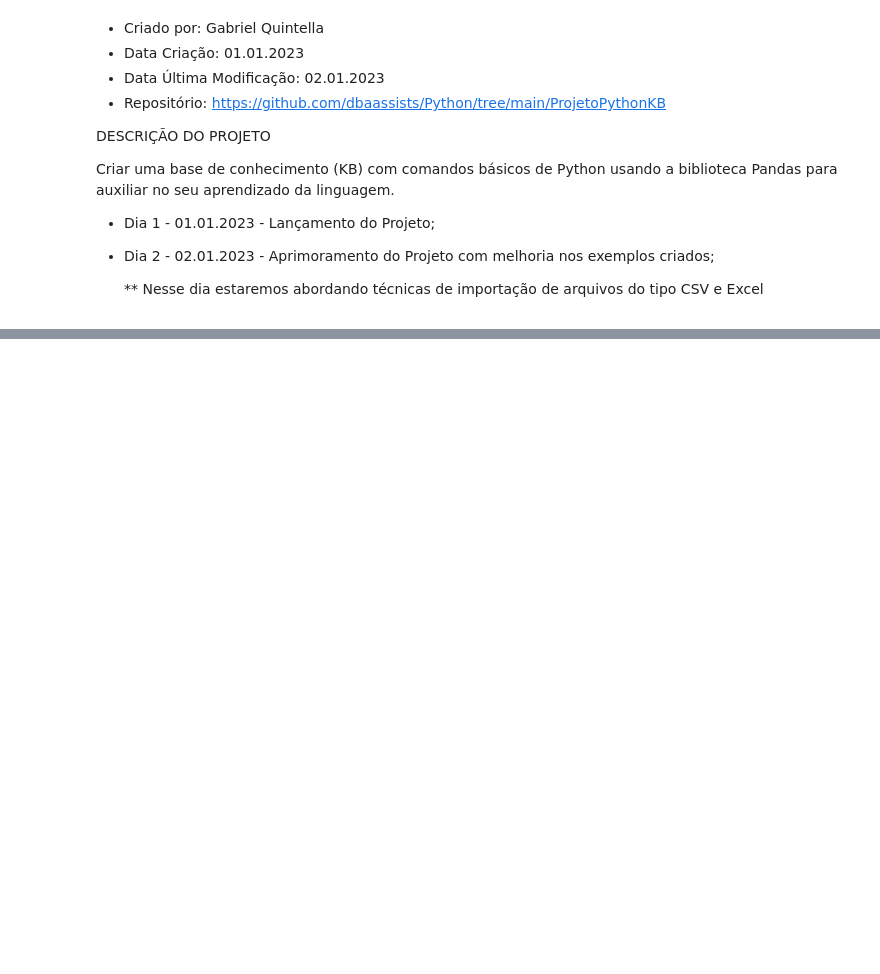
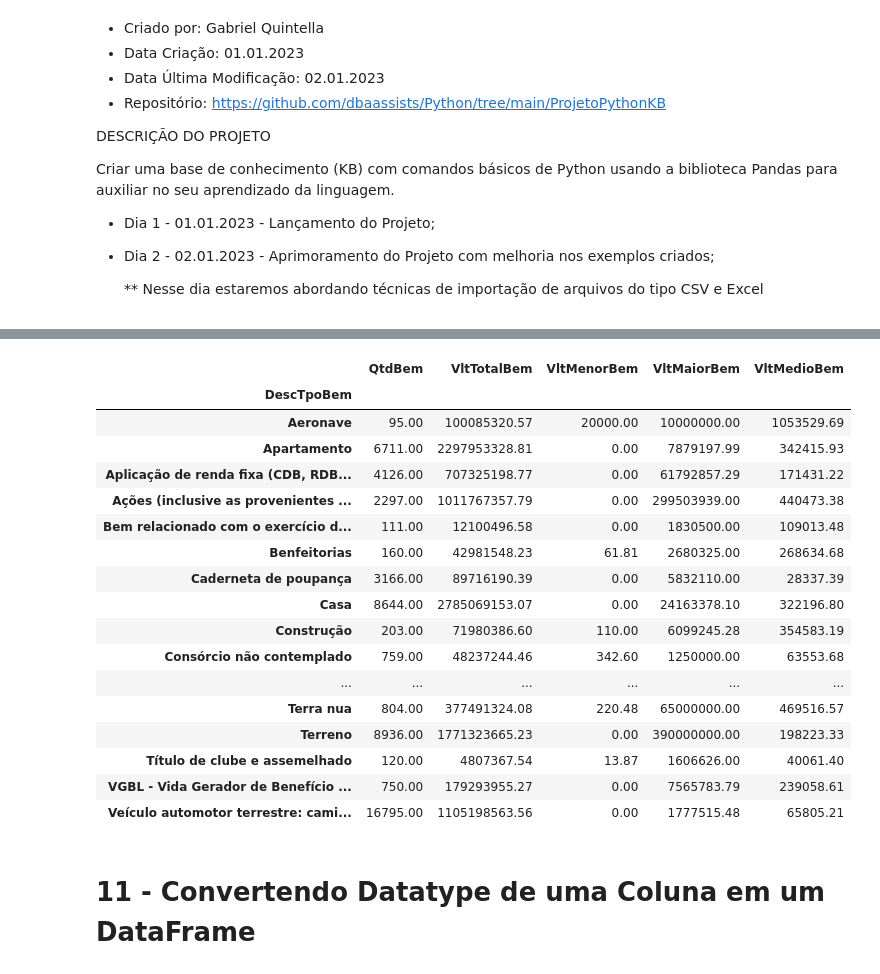
Before and after one commit to dbaassists/Python, a Jupyter notebook: ProjetoPythonKB/Projeto KB Python.ipynb, the cells around one changed output, grey strips where cells are left out. Drawn from its saved outputs; the diff is of its cells as text; code cells hidden in the pictures; blank space fills up the shorter version.

```diff
--- a/ProjetoPythonKB/Projeto KB Python.ipynb
+++ b/ProjetoPythonKB/Projeto KB Python.ipynb
@@ -26,0 +282,46 @@ warnings.simplefilter(action="ignore", category=SettingWithCopyWarning)
+# %%
+arquivoBemCandidato = '../ProjetoPythonKB/Dados/bem_candidato_2022_BRASIL.csv'
+
+dfBemCandidato = pd.read_csv(arquivoBemCandidato
+                            ,sep=';'
+                            ,encoding='latin-1'
+                            ,usecols=[8,11,14,16]
+                            ,names=['SigUF','SeqCandidato','DescTpoBem','VlrBem']
+                            ,dtype={'SigUF':'str'
+                                ,'SeqCandidato':'str'
+                                ,'DescTpoBem':'str'
+                                ,'VlrBem':'str'
+                            }
+                            ,header=0)
+
+dfBemCandidato['VlrBem'] = dfBemCandidato['VlrBem'].apply(lambda x: str(x).replace(",",".")).astype('float64')
+
+dfBemCandidato_Agrd = dfBemCandidato.groupby(['DescTpoBem'],as_index=True).agg( \
+                                                    QtdBem=('DescTpoBem','count')
+                                                   ,VltTotalBem=('VlrBem','sum')
+                                                   ,VltMenorBem=('VlrBem','min')
+                                                   ,VltMaiorBem=('VlrBem','max')
+                                                   ,VltMedioBem=('VlrBem','mean'))
+
+dfBemCandidato_Agrd.style.format("{:.2f}")
+# %% [output]
+|  | QtdBem | VltTotalBem | VltMenorBem | VltMaiorBem | VltMedioBem |
+| DescTpoBem |  |  |  |  |  |
+| Aeronave | 95.00 | 100085320.57 | 20000.00 | 10000000.00 | 1053529.69 |
+| Apartamento | 6711.00 | 2297953328.81 | 0.00 | 7879197.99 | 342415.93 |
+| Aplicação de renda fixa (CDB, RDB... | 4126.00 | 707325198.77 | 0.00 | 61792857.29 | 171431.22 |
+| Ações (inclusive as provenientes ... | 2297.00 | 1011767357.79 | 0.00 | 299503939.00 | 440473.38 |
+| Bem relacionado com o exercício d... | 111.00 | 12100496.58 | 0.00 | 1830500.00 | 109013.48 |
+| Benfeitorias | 160.00 | 42981548.23 | 61.81 | 2680325.00 | 268634.68 |
+| Caderneta de poupança | 3166.00 | 89716190.39 | 0.00 | 5832110.00 | 28337.39 |
+| Casa | 8644.00 | 2785069153.07 | 0.00 | 24163378.10 | 322196.80 |
+| Construção | 203.00 | 71980386.60 | 110.00 | 6099245.28 | 354583.19 |
+| Consórcio não contemplado | 759.00 | 48237244.46 | 342.60 | 1250000.00 | 63553.68 |
+| ... | ... | ... | ... | ... | ... |
+| Terra nua | 804.00 | 377491324.08 | 220.48 | 65000000.00 | 469516.57 |
+| Terreno | 8936.00 | 1771323665.23 | 0.00 | 390000000.00 | 198223.33 |
+| Título de clube e assemelhado | 120.00 | 4807367.54 | 13.87 | 1606626.00 | 40061.40 |
+| VGBL - Vida Gerador de Benefício ... | 750.00 | 179293955.27 | 0.00 | 7565783.79 | 239058.61 |
+| Veículo automotor terrestre: cami... | 16795.00 | 1105198563.56 | 0.00 | 1777515.48 | 65805.21 |
+# %% [markdown]
+# 11 - Convertendo Datatype de uma Coluna em um DataFrame
```
Also changed, not shown: parts of 65 cells of this notebook, 1 other file.
